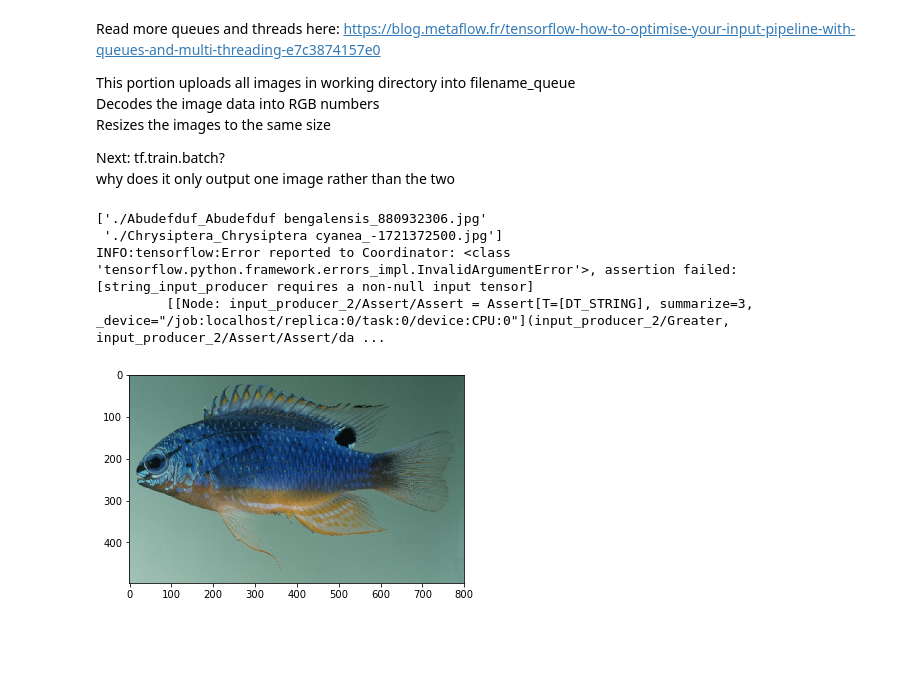
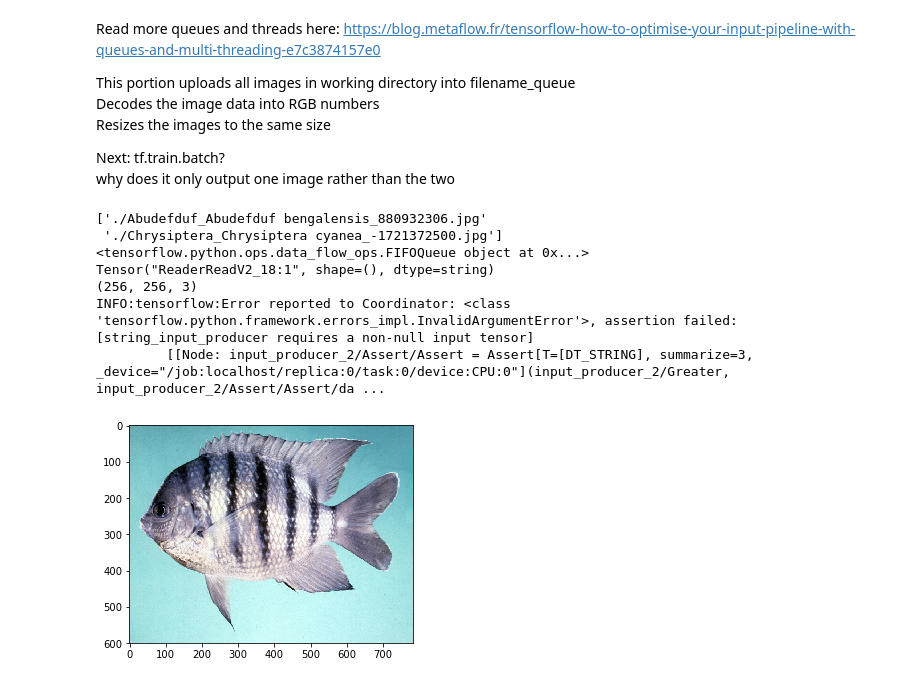
Before and after one commit to aud-zhang/machine_learning_fishes, a Jupyter notebook: simpleclassifier.ipynb, the cells around one changed output. Cells and saved outputs as stored; diff of their text form; code cells hidden in the pictures; blank space fills up the shorter version.

```diff
--- a/simpleclassifier.ipynb
+++ b/simpleclassifier.ipynb
@@ -52,32 +52,38 @@ why does it only output one image rather than the two
 # %%
 import matplotlib.pyplot as plt
 
 directory = "*.jpg"
-filenames = tf.train.match_filenames_once(directory)
-filename_queue = tf.train.string_input_producer(filenames)
+filenames = tf.train.match_filenames_once(directory) #match all the filenames in the directory
+filename_queue = tf.train.string_input_producer(filenames) #add the files to the filename_queue
 reader = tf.WholeFileReader()
 filename, content = reader.read(filename_queue)
 image = tf.image.decode_jpeg(content, channels=3)
 image = tf.cast(image, tf.float32) / 255.0
 resized_image = tf.image.resize_images(image, [256, 256])
 
-image_batch = tf.train.batch([resized_image], batch_size=9)
+#image_batch = tf.train.batch([resized_image], batch_size=9)
 init = (tf.global_variables_initializer(), tf.local_variables_initializer())
 
 with tf.Session() as sess:
     sess.run(init)
     print(sess.run(filenames))
+    print(filename_queue)
+    print(content)
+    print(resized_image.shape)
     coord = tf.train.Coordinator()
     threads = tf.train.start_queue_runners(coord=coord)
 
     plt.imshow(image.eval())
     plt.show()
 
     #coord.request_stop()
     #coord.join(threads)
 # %% [output]
 ['./Abudefduf_Abudefduf bengalensis_880932306.jpg'
  './Chrysiptera_Chrysiptera cyanea_-1721372500.jpg']
+<tensorflow.python.ops.data_flow_ops.FIFOQueue object at 0x...>
+Tensor("ReaderReadV2_18:1", shape=(), dtype=string)
+(256, 256, 3)
 INFO:tensorflow:Error reported to Coordinator: <class 'tensorflow.python.framework.errors_impl.InvalidArgumentError'>, assertion failed: [string_input_producer requires a non-null input tensor]
          [[Node: input_producer_2/Assert/Assert = Assert[T=[DT_STRING], summarize=3, _device="/job:localhost/replica:0/task:0/device:CPU:0"](input_producer_2/Greater, input_producer_2/Assert/Assert/da ...
-[figure, old version]
+[figure, new version]
```
Also changed, not shown: parts of 4 cells of this notebook.
